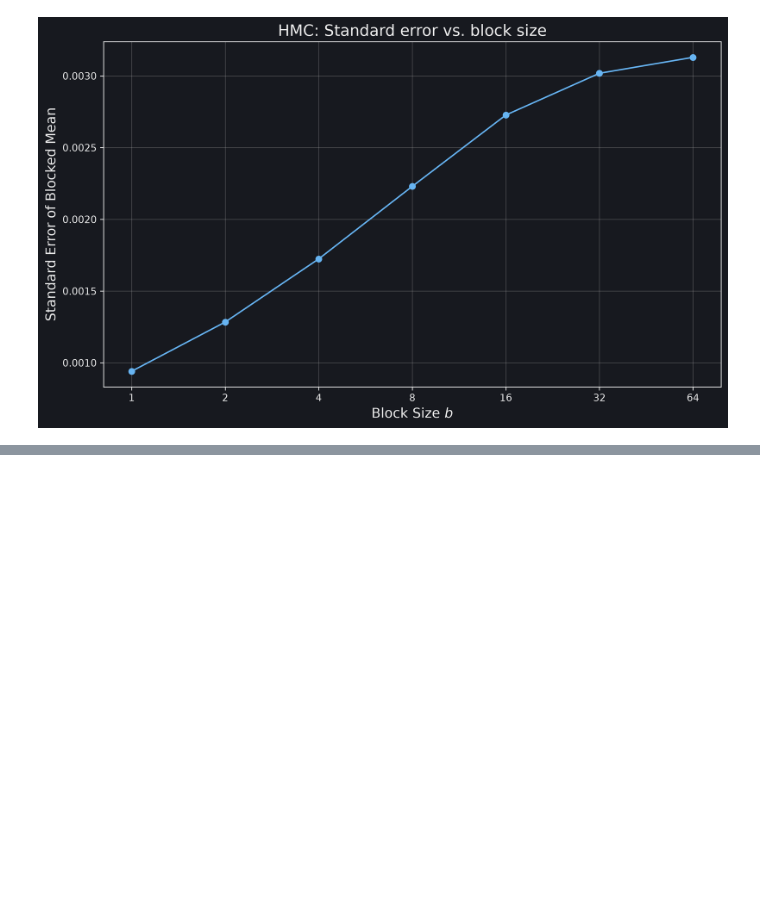
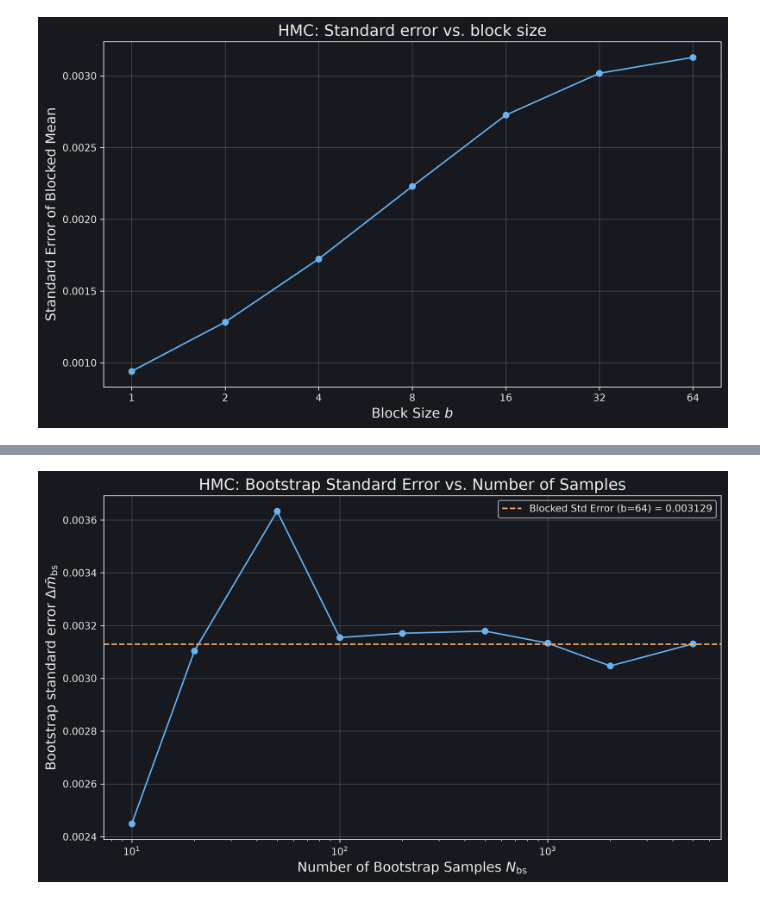
Before and after one commit to itzhaQQ/CompPhys, a Jupyter notebook: sheet04/cp04.ipynb, the cells around one changed output, grey strips where cells are left out. Saved outputs shown, nothing was run; the diff lists cells and outputs as text; code cells hidden in the pictures; blank space fills up the shorter version.

```diff
--- a/sheet04/cp04.ipynb
+++ b/sheet04/cp04.ipynb
@@ -617,0 +622,73 @@ flowchart TD
+# %%
+def bootstrap_error(m_blocked, N_bs, rng):
+    """Estimate standard err by bootstrap resampling"""
+
+    m_blocked = np.asarray(m_blocked)
+    N_blocks = len(m_blocked)
+
+    bootstrap_means = np.empty(N_bs)
+
+
+    for i in range(N_bs):
+        # Draw N_blocks measurements with replacement
+        bootstrap_sample = rng.choice(m_blocked, size=N_blocks, replace=True)
+        # Calc mean of bootstrap sample
+        bootstrap_means[i] = np.mean(bootstrap_sample)
+    # std deviation of bootstrap means
+    error_bs = np.std(bootstrap_means, ddof=1)
+
+    return error_bs, bootstrap_means
+# %%
+# =============================================================
+# Task 4: bootstrap error vs. number of bootstrap samples
+
+b = 64
+m_blocked = blocked_data[b]
+
+N_bs_vals = [10, 20, 50, 100, 200, 500, 1000, 2000, 5000]
+
+rng = np.random.default_rng(seed=42)
+
+bootstrap_errors = []
+
+for N_bs in N_bs_vals:
+    # calc bootstrap err
+    error_bs, bootstrap_means = bootstrap_error(m_blocked, N_bs, rng)
+
+    # store result
+    bootstrap_errors.append(error_bs)
+
+    print(
+        f"N_bs={N_bs:5d}: "
+        f"Bootstrap Error = {error_bs:.6f}"
+    )
+
+# Plot
+
+fig, ax = plt.subplots(figsize=(10, 6), dpi=300)
+ax.plot(
+    N_bs_vals,
+    bootstrap_errors,
+    marker="o",
+    linewidth=1.5,
+    color=colors[0]
+)
+# reference from task 3
+ax.axhline(
+    standard_errors[-1],
+    color=colors[1],
+    linestyle="--",
+    label=rf"Blocked Std Error (b={b}) = {standard_errors[-1]:.6f}"
+)
+
+ax.set_xscale("log")
+ax.set_xlabel(r"Number of Bootstrap Samples $N_{\mathrm{bs}}$", fontsize=14)
+ax.set_ylabel(r"Bootstrap standard error $\Delta\bar{m}_{\mathrm{bs}}$", fontsize=14)
+ax.set_title("HMC: Bootstrap Standard Error vs. Number of Samples", fontsize=16)
+ax.grid(alpha=0.3)
+ax.legend()
+plt.tight_layout()
+plt.savefig("figs/hmc_bootstrap_error_vs_N_bs.pdf", dpi=300)
+plt.savefig("figs/hmc_bootstrap_error_vs_N_bs.png", dpi=300)
+plt.show()
+# %% [output]
@@ -617,0 +704 @@ flowchart TD
+[figure, added]
```
Also changed, not shown: parts of 3 cells of this notebook, 10 other files.
